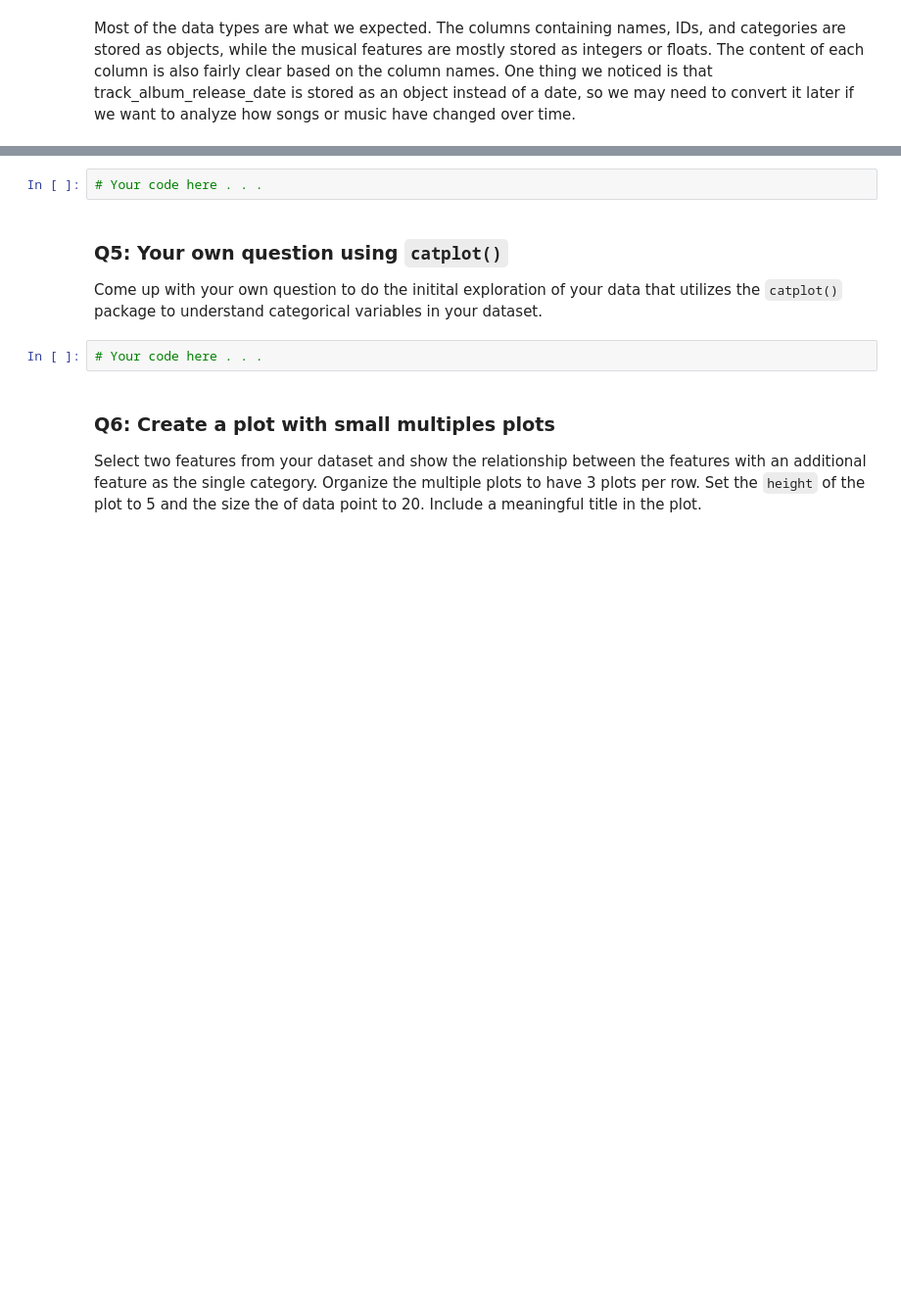
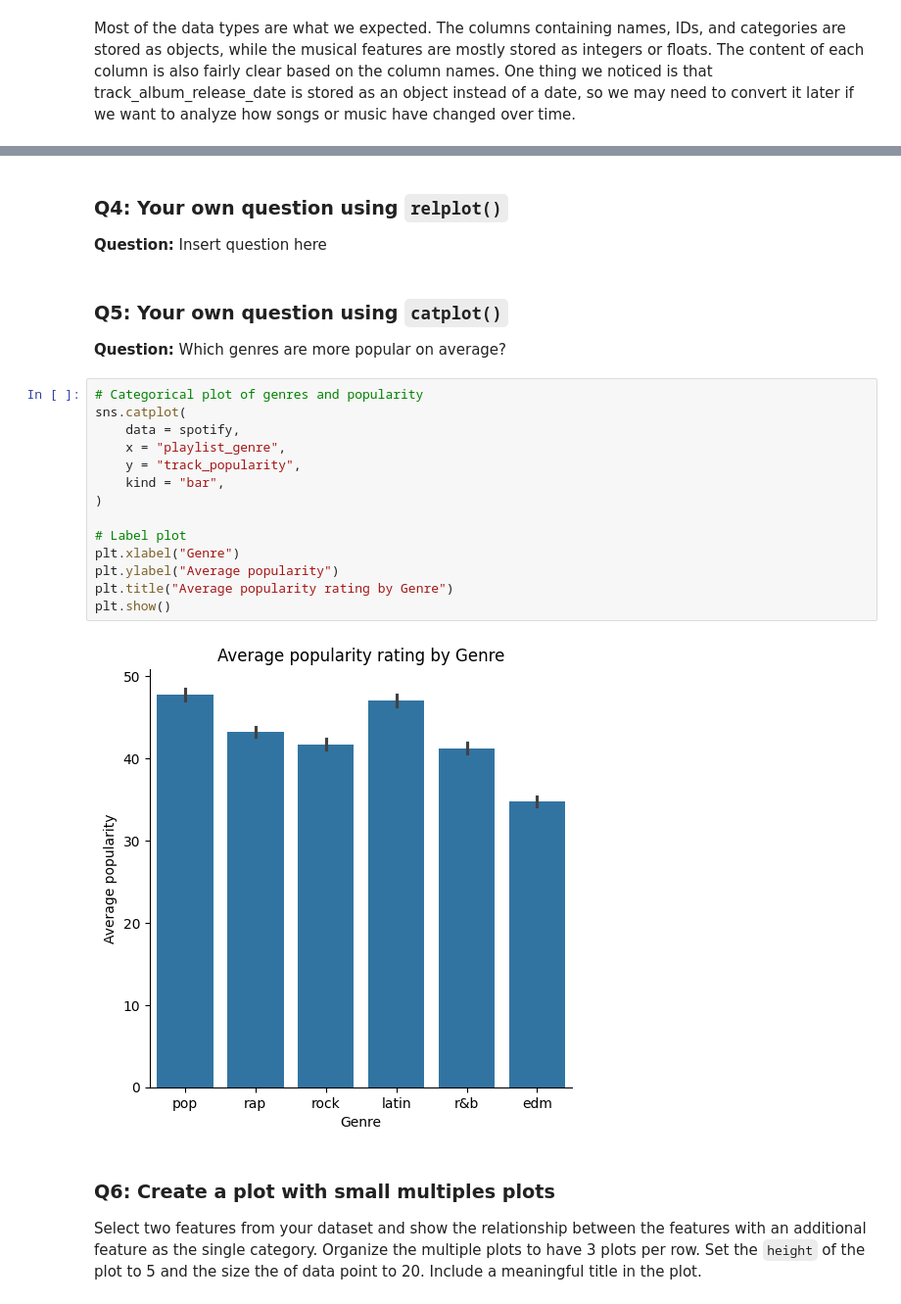
Before and after one commit to hien-nguyen-personal/cs-133-group-project, a Jupyter notebook: Group_11__P1_Initial_Exploration.ipynb, the cells around one changed output, grey strips where cells are left out. Shown at 98% size. Cells and saved outputs as stored; diff of their text form; blank space fills up the shorter version.

Commit message:
Answer question 5

```diff
--- a/Group_11__P1_Initial_Exploration.ipynb
+++ b/Group_11__P1_Initial_Exploration.ipynb
@@ -115,10 +110,25 @@ Come up with your own question to do the initital exploration of your data that
-# %%
-# Your code here . . .
-# %% [markdown]
-### Q5: Your own question using `catplot()`
-Come up with your own question to do the initital exploration of your data that utilizes the `catplot()` package to understand categorical variables in your dataset.
-# %%
-# Your code here . . .
+# %% [markdown]
+### Q4: Your own question using `relplot()`
+**Question:** Insert question here
+# %% [markdown]
+### Q5: Your own question using `catplot()`
+**Question:** Which genres are more popular on average?
+# %%
+# Categorical plot of genres and popularity
+sns.catplot(
+    data = spotify,
+    x = "playlist_genre",
+    y = "track_popularity",
+    kind = "bar",
+)
+
+# Label plot
+plt.xlabel("Genre")
+plt.ylabel("Average popularity")
+plt.title("Average popularity rating by Genre")
+plt.show()
+# %% [output]
+[figure, added]
 # %% [markdown]
 ### Q6: Create a plot with small multiples plots
 Select two features from your dataset and show the relationship between the features with an additional feature as the single category. Organize the multiple plots to have 3 plots per row. Set the `height` of the plot to 5 and the size the of data point to 20. Include a meaningful title in the plot.
```
Also changed, not shown: parts of 4 cells of this notebook.
